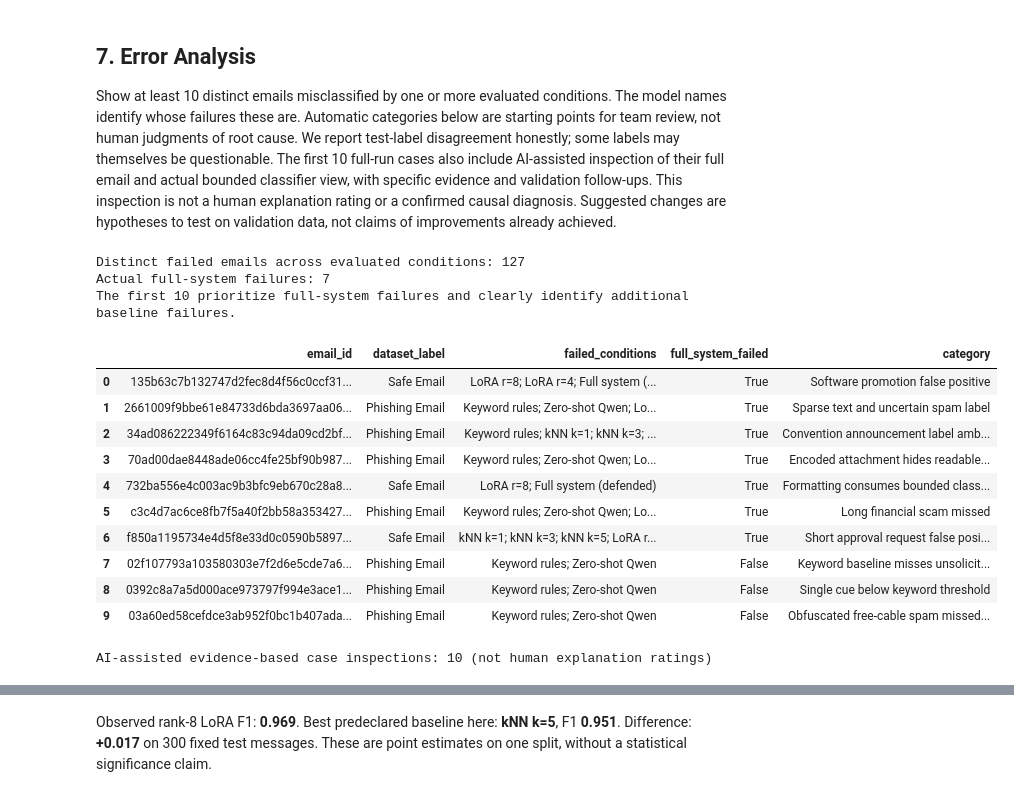
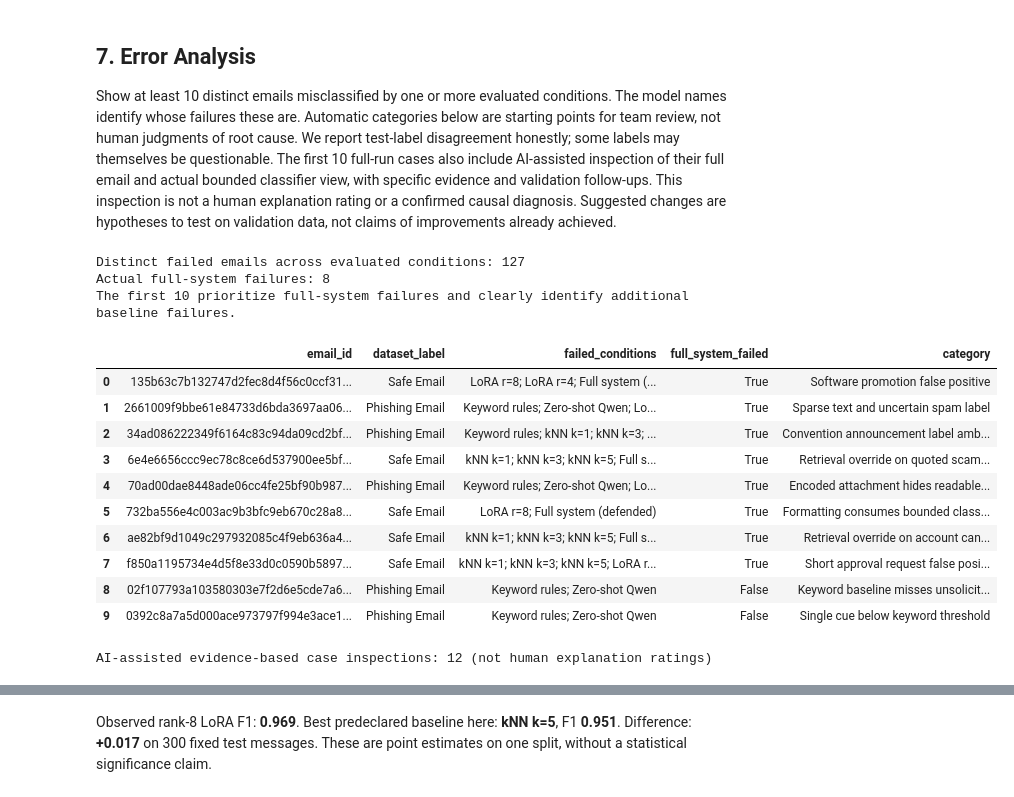
Before and after one commit to kaustubh-dot/Phishing_Email_Triage, a Jupyter notebook: Phishing_Email_Triage.ipynb, the cells around one changed output, grey strips where cells are left out. Drawn from its saved outputs; the diff is of its cells as text; code cells hidden in the pictures.

Commit message:
Add MCP tools and improve triage defence and explanations

```diff
--- a/Phishing_Email_Triage.ipynb
+++ b/Phishing_Email_Triage.ipynb
@@ -70,6 +70,7 @@ CONFIG = {
     'full_test_size': 300, 'email_tokens': 320, 'input_char_cap': 12000,
     'train_batch_size': 8, 'inference_batch_size': 8,
     'agent_input_tokens':4096, 'explanation_indicator_limit':5,
+    'fusion_vote_candidates':[0,3,4,5],
     'epochs': 1, 'learning_rate': 2e-4, 'lora_ranks': [8, 4], 'k_values': [1, 3, 5],
 }
 random.seed(SEED)
@@ -811,6 +932,8 @@ for rank in CONFIG['lora_ranks']:
     RESULTS.append(metric_row(name, truth, PREDICTIONS[name], time.perf_counter()-t0))
     if rank == 8:
         primary_probabilities = probabilities
+        validation_lora_probabilities = score_prompts(model,tokenizer,
+            [classifier_prompt(t) for t in val_df.text],LABEL_IDS)
     del model; gc.collect()
     if DEVICE == 'cuda': torch.cuda.empty_cache()
 
@@ -821,6 +944,29 @@ for text, probability in zip(test_df.text, primary_probabilities):
 display(pd.DataFrame(TRAINING_REPORTS)[['rank','train_size','validation_size','epochs',
     'batch_size','learning_rate','training_seconds','trainable_parameters']])
 save_json(RUN / 'training_reports.json', TRAINING_REPORTS)
+
+# Select a retrieval corroboration policy using validation labels only.
+# 0 retains LoRA alone; 3/4/5 require that many phishing votes among five neighbors.
+# The decision threshold for every LoRA classifier remains the original 0.5.
+validation_votes = train_labels[val_neighbors[:,:BEST_K]].sum(axis=1)
+fusion_rows = []
+for minimum_votes in CONFIG['fusion_vote_candidates']:
+    predicted = validation_lora_probabilities >= .5
+    if minimum_votes:
+        predicted = predicted | (validation_votes >= minimum_votes)
+    fusion_rows.append(metric_row(f'LoRA + retrieval votes >= {minimum_votes}' if minimum_votes else 'LoRA only',
+        val_df.label,predicted.astype(int),0.,minimum_votes=minimum_votes))
+fusion_validation = pd.DataFrame(fusion_rows)
+selected_policy = fusion_validation.sort_values(['f1','false_positive_rate','minimum_votes'],
+    ascending=[False,True,True]).iloc[0]
+FUSION_MIN_VOTES = int(selected_policy.minimum_votes)
+fusion_validation.to_csv(RUN/'fusion_validation.csv',index=False)
+save_json(RUN/'decision_policy.json',{'selected_on':'validation','validation_size':len(val_df),
+    'objective':'maximum phishing F1; ties prefer lower false-positive rate then simpler policy',
+    'minimum_phishing_votes':FUSION_MIN_VOTES,'retrieval_k':BEST_K,'lora_threshold':.5,
+    'test_labels_used_for_selection':False})
+display(fusion_validation.round(4))
+print('Frozen retrieval corroboration policy:',FUSION_MIN_VOTES,'phishing votes out of',BEST_K)
 # %% [output]
 Loading saved LoRA rank 8
 Loading saved LoRA rank 4
@@ -1157,7 +1408,7 @@ for text in test_df.text:
 assert not QUARANTINE_LOG, 'Evaluation must not execute quarantine actions'
 PREDICTIONS['Full system (defended)'] = np.array([int(o['proposed_action']=='quarantine') for o in system_outputs])
 RESULTS.append(metric_row('Full system (defended)',truth,PREDICTIONS['Full system (defended)'],time.perf_counter()-t0,
-                          note='classifier predictions reused; graph, explanation and action executed'))
+                          note='LoRA scores reused; selected retrieval policy, graph, explanation and action executed'))
 results = pd.DataFrame(RESULTS)
 results.to_csv(RUN/'classification_metrics.csv',index=False)
 predictions = test_df[['email_id','label']].copy()
@@ -1180,17 +1431,20 @@ component_metrics = {
     'explanations_with_verified_quote':sum(o['explanation']['quote_verified'] for o in system_outputs),
     'model_explanations_valid_format_and_quote':sum(not o['explanation']['fallback_used'] and o['explanation']['quote_verified'] for o in system_outputs),
     'model_explanation_valid_format_and_quote_rate':float(np.mean([not o['explanation']['fallback_used'] and o['explanation']['quote_verified'] for o in system_outputs])),
+    'explanation_failure_reasons':dict(Counter(o['explanation'].get('validation_error','other') for o in system_outputs if o['explanation']['fallback_used'])),
+    'quote_selection_method':'model-selected exact source span ID',
     'explanation_fallbacks':sum(o['explanation']['fallback_used'] for o in system_outputs),
     'verified_template_quotes':sum(o['explanation']['fallback_used'] and o['explanation']['quote_verified'] for o in system_outputs),
     'explanation_fallback_rate':float(np.mean([o['explanation']['fallback_used'] for o in system_outputs])),
     'evaluated_emails':len(system_outputs),
+    'retrieval_overrides':sum(o['retrieval_override'] for o in system_outputs),
     'proposed_quarantines_paused':sum('__interrupt__' in o for o in system_outputs),
     'quarantines_executed_in_evaluation':len(QUARANTINE_LOG),
     'human_ratings_status':'reported in the human explanation ratings section',
     'indicator_views_truncated_for_model':sum(len(o['indicators']['urls'])>CONFIG['explanation_indicator_limit'] for o in system_outputs),
     'max_explanation_prompt_tokens':max(len(agent_tokenizer.encode(explanation_prompt(o),add_special_tokens=False)) for o in system_outputs),
 }
-assert np.array_equal(PREDICTIONS['Full system (defended)'],PREDICTIONS['LoRA r=8'])
+assert all(o['verdict']==('phishing' if o['retrieval_override'] else o['classifier_verdict']) for o in system_outputs)
 assert all(o['explanation']['quote'] and o['explanation']['quote'] in o['email'] for o in system_outputs)
 assert component_metrics['explanations_with_verified_quote'] == (
     component_metrics['model_explanations_valid_format_and_quote']+component_metrics['verified_template_quotes'])
@@ -1472,6 +1732,15 @@ Show at least 10 distinct emails misclassified by one or more evaluated conditio
 # Fixed observations from AI-assisted inspection of the 10 displayed full-run failures.
 # No labels, predictions, thresholds or model weights are changed by this analysis.
 inspected_failures = {
+    '6e4e6656ccc9ec78c8ce6d537900ee5bf088aa9aed9c924f8a90620c4a8938d5': (
+        'Retrieval override on quoted scam discussion',
+        "The safe-labelled email discusses the history of the Francis Drake and Nigerian inheritance scams and references an earlier discussion. LoRA allows it, but all three kNN settings flag it; the unanimous retrieval policy therefore creates a new false positive. Discussion of a scam is different from soliciting payment, and the retained head and tail both contain that discussion context.",
+        'Use validation hard negatives about scam reporting and quoted attacks to assess the retrieval policy; keep this observed test regression visible.'),
+    'ae82bf9d1049c297932085c4f9eb636a4c08692a9b06a8b3dc8b0bbb40b31eaf': (
+        'Retrieval override on account cancellation advice',
+        "The safe-labelled exchange asks how to cancel an Earthlink account and suggests calling customer service, with a support contact URL. It does not visibly request a password or payment. LoRA allows it, while unanimous phishing neighbors cause the full workflow to propose quarantine. URL spelling alone does not authenticate that destination.",
+        'Assess legitimate support and account-cancellation correspondence among validation hard negatives; do not tune the policy on this test example.'),
+
     '135b63c7b132747d2fec8d4f56c0ccf310c01febf1fdfa56666de0b10399d761': (
         'Software promotion false positive',
         'The safe-labelled Red Hat release promotion includes a $60 subscription and purchase URLs, but no credential request. Both LoRA ranks flag it while selected kNN is correct. Sales wording may be confusable with spam; truncation alone is not established as the cause.',
@@ -1545,42 +1814,42 @@ for i,row in enumerate(test_df.itertuples()):
 failures = pd.DataFrame(failure_rows).sort_values(['full_system_failed','email_id'],ascending=[False,True]).reset_index(drop=True)
 failures.to_csv(RUN/'failures.csv',index=False)
 print('Distinct failed emails across evaluated conditions:',len(failures))
 print('Actual full-system failures:',int(failures.full_system_failed.sum()))
 print('The first 10 prioritize full-system failures and clearly identify additional baseline failures.')
 if len(failures) < 10:
     print('Fewer than 10 observed failures on this subset; run full evaluation. Do not invent failures.')
 display(failures.head(10)[['email_id','dataset_label','failed_conditions','full_system_failed','category']])
 inspected = failures[failures.evidence_based_analysis.ne('')]
 inspected.to_csv(RUN/'reviewed_failures.csv',index=False)
 print('AI-assisted evidence-based case inspections:',len(inspected),'(not human explanation ratings)')
 display(Markdown('\n\n'.join(
     f"**{row.email_id[:12]} — {row.category}** ({row.dataset_label}; failed: {row.failed_conditions}). "
     f"{row.evidence_based_analysis} **Validation follow-up:** {row.suggested_change}"
     for row in failures.head(10).itertuples() if row.evidence_based_analysis)))
 display(failures.groupby('category').size().rename('emails'))
 
 best_baseline = results[results.condition.isin(['Keyword rules','Zero-shot Qwen',f'kNN k={BEST_K}'])].sort_values('f1',ascending=False).iloc[0]
 primary = results[results.condition=='LoRA r=8'].iloc[0]
 display(Markdown(f"Observed rank-8 LoRA F1: **{primary.f1:.3f}**. Best predeclared baseline here: "
     f"**{best_baseline.condition}**, F1 **{best_baseline.f1:.3f}**. "
     f"Difference: **{primary.f1-best_baseline.f1:+.3f}** on {len(test_df)} fixed test messages. "
     'These are point estimates on one split, without a statistical significance claim.'))
 # %% [output]
 Distinct failed emails across evaluated conditions: 127
-Actual full-system failures: 7
+Actual full-system failures: 8
 The first 10 prioritize full-system failures and clearly identify additional baseline failures.
 |  | email_id | dataset_label | failed_conditions | full_system_failed | category |
 | 0 | 135b63c7b132747d2fec8d4f56c0ccf31... | Safe Email | LoRA r=8; LoRA r=4; Full system (... | True | Software promotion false positive |
 | 1 | 2661009f9bbe61e84733d6bda3697aa06... | Phishing Email | Keyword rules; Zero-shot Qwen; Lo... | True | Sparse text and uncertain spam label |
 | 2 | 34ad086222349f6164c83c94da09cd2bf... | Phishing Email | Keyword rules; kNN k=1; kNN k=3; ... | True | Convention announcement label amb... |
-| 3 | 70ad00dae8448ade06cc4fe25bf90b987... | Phishing Email | Keyword rules; Zero-shot Qwen; Lo... | True | Encoded attachment hides readable... |
-| 4 | 732ba556e4c003ac9b3bfc9eb670c28a8... | Safe Email | LoRA r=8; Full system (defended) | True | Formatting consumes bounded class... |
-| 5 | c3c4d7ac6ce8fb7f5a40f2bb58a353427... | Phishing Email | Keyword rules; Zero-shot Qwen; Lo... | True | Long financial scam missed |
-| 6 | f850a1195734e4d5f8e33d0c0590b5897... | Safe Email | kNN k=1; kNN k=3; kNN k=5; LoRA r... | True | Short approval request false posi... |
-| 7 | 02f107793a103580303e7f2d6e5cde7a6... | Phishing Email | Keyword rules; Zero-shot Qwen | False | Keyword baseline misses unsolicit... |
-| 8 | 0392c8a7a5d000ace973797f994e3ace1... | Phishing Email | Keyword rules; Zero-shot Qwen | False | Single cue below keyword threshold |
-| 9 | 03a60ed58cefdce3ab952f0bc1b407ada... | Phishing Email | Keyword rules; Zero-shot Qwen | False | Obfuscated free-cable spam missed... |
+| 3 | 6e4e6656ccc9ec78c8ce6d537900ee5bf... | Safe Email | kNN k=1; kNN k=3; kNN k=5; Full s... | True | Retrieval override on quoted scam... |
+| 4 | 70ad00dae8448ade06cc4fe25bf90b987... | Phishing Email | Keyword rules; Zero-shot Qwen; Lo... | True | Encoded attachment hides readable... |
+| 5 | 732ba556e4c003ac9b3bfc9eb670c28a8... | Safe Email | LoRA r=8; Full system (defended) | True | Formatting consumes bounded class... |
+| 6 | ae82bf9d1049c297932085c4f9eb636a4... | Safe Email | kNN k=1; kNN k=3; kNN k=5; Full s... | True | Retrieval override on account can... |
+| 7 | f850a1195734e4d5f8e33d0c0590b5897... | Safe Email | kNN k=1; kNN k=3; kNN k=5; LoRA r... | True | Short approval request false posi... |
+| 8 | 02f107793a103580303e7f2d6e5cde7a6... | Phishing Email | Keyword rules; Zero-shot Qwen | False | Keyword baseline misses unsolicit... |
+| 9 | 0392c8a7a5d000ace973797f994e3ace1... | Phishing Email | Keyword rules; Zero-shot Qwen | False | Single cue below keyword threshold |
-AI-assisted evidence-based case inspections: 10 (not human explanation ratings)
+AI-assisted evidence-based case inspections: 12 (not human explanation ratings)
 **135b63c7b132 — Software promotion false positive** (Safe Email; failed: LoRA r=8; LoRA r=4; Full system (defended)). The safe-labelled Red Hat release promotion includes a $60 subscription and purchase URLs, but no credential request. Both LoRA ranks flag it while selected kNN is correct. Sales wording may be confusable with spam; truncation alone is not established as the cause. **Validation follow-up:** Compare legitimate software announcements with unsolicited sales mail on validation data; retain commercial context and inspect URL claims without assuming reputation.
 
 **2661009f9bbe — Sparse text and uncertain spam label** (Phishing Email; failed: Keyword rules; Zero-shot Qwen; LoRA r=8; Full system (defended)). The entire 42-character email is "hey baby : ) evening , landlord : ) o dabo". It has no visible URL, credential or payment request. Rank 8 allows it despite the phishing/spam label; rank 4 and kNN disagree. The text alone cannot verify the label or intent. **Validation follow-up:** Audit sparse-message labels and original context where available; assess uncertainty on validation data rather than inventing missing phishing evidence.
```
Also changed, not shown: parts of 28 cells of this notebook, 26 other files.
